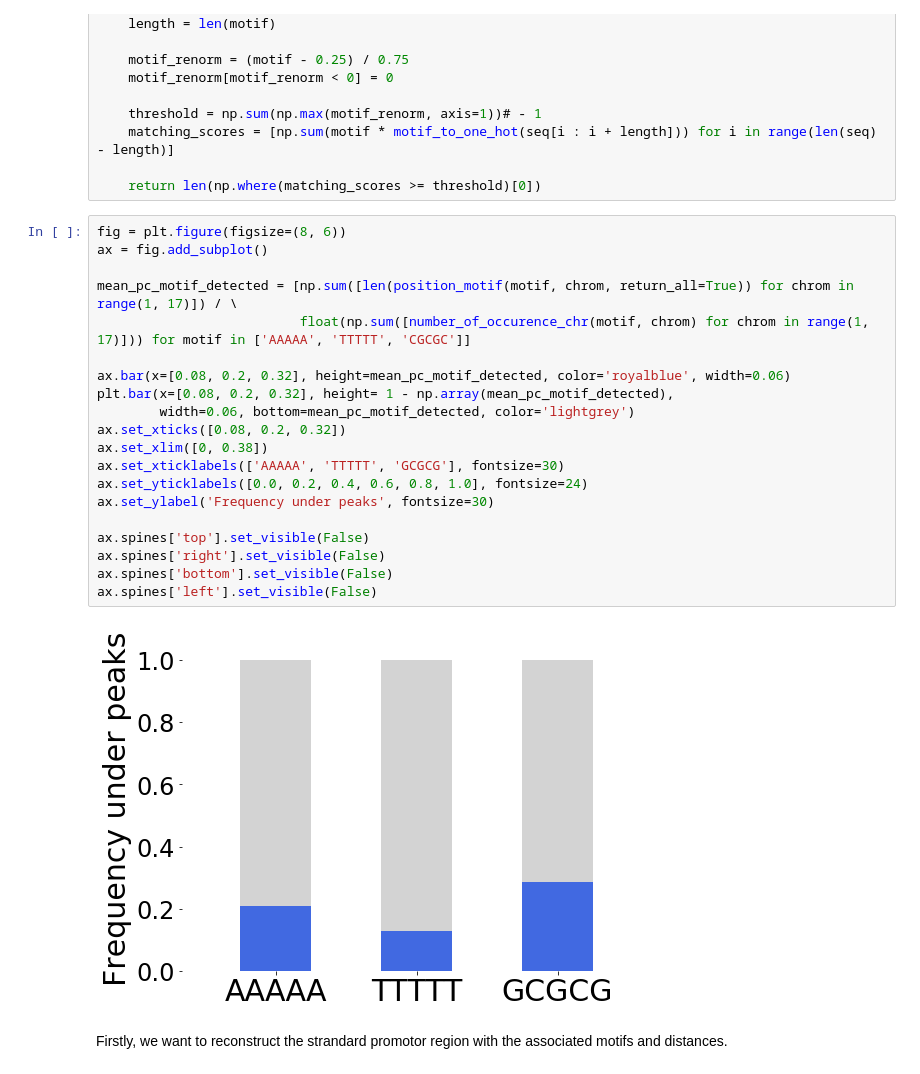
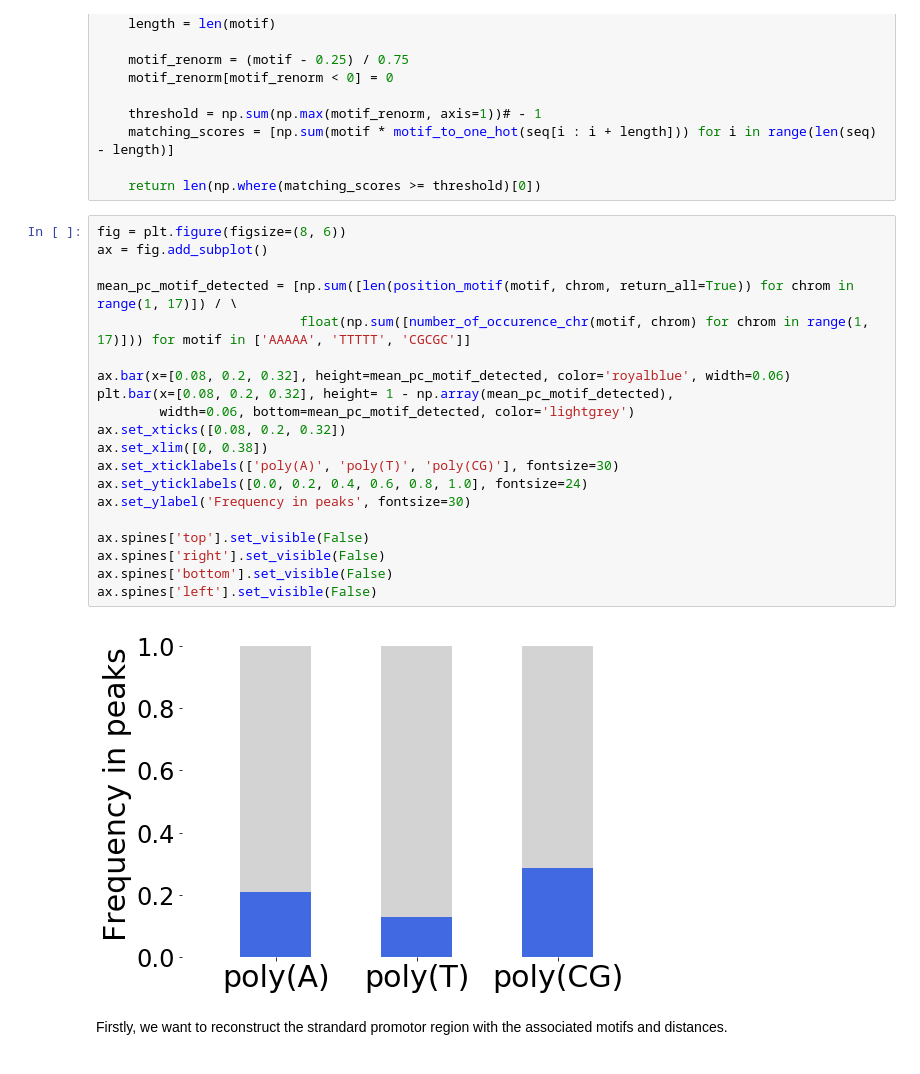
Before and after one commit to etirouthier/NucleosomeDensity, a Jupyter notebook: Programme/Studying_mutazome.ipynb, the cells around one changed output. Cells and saved outputs as stored; diff of their text form.

```diff
--- a/Programme/Studying_mutazome.ipynb
+++ b/Programme/Studying_mutazome.ipynb
@@ -978,25 +1006,25 @@ def number_of_occurence_chr(motif, chrom):
 # %%
 fig = plt.figure(figsize=(8, 6))
 ax = fig.add_subplot()
 
 mean_pc_motif_detected = [np.sum([len(position_motif(motif, chrom, return_all=True)) for chrom in range(1, 17)]) / \
                           float(np.sum([number_of_occurence_chr(motif, chrom) for chrom in range(1, 17)])) for motif in ['AAAAA', 'TTTTT', 'CGCGC']]
 
 ax.bar(x=[0.08, 0.2, 0.32], height=mean_pc_motif_detected, color='royalblue', width=0.06)
 plt.bar(x=[0.08, 0.2, 0.32], height= 1 - np.array(mean_pc_motif_detected),
         width=0.06, bottom=mean_pc_motif_detected, color='lightgrey')
 ax.set_xticks([0.08, 0.2, 0.32])
 ax.set_xlim([0, 0.38])
-ax.set_xticklabels(['AAAAA', 'TTTTT', 'GCGCG'], fontsize=30)
+ax.set_xticklabels(['poly(A)', 'poly(T)', 'poly(CG)'], fontsize=30)
 ax.set_yticklabels([0.0, 0.2, 0.4, 0.6, 0.8, 1.0], fontsize=24)
-ax.set_ylabel('Frequency under peaks', fontsize=30)
+ax.set_ylabel('Frequency in peaks', fontsize=30)
 
 ax.spines['top'].set_visible(False)
 ax.spines['right'].set_visible(False)
 ax.spines['bottom'].set_visible(False)
 ax.spines['left'].set_visible(False)
 # %% [output]
-[figure, old version]
+[figure, new version]
 # %% [markdown]
 Firstly, we want to reconstruct the strandard promotor region with the associated motifs and distances.
 # %%
```
Also changed, not shown: parts of 16 cells of this notebook, 3 other files.
